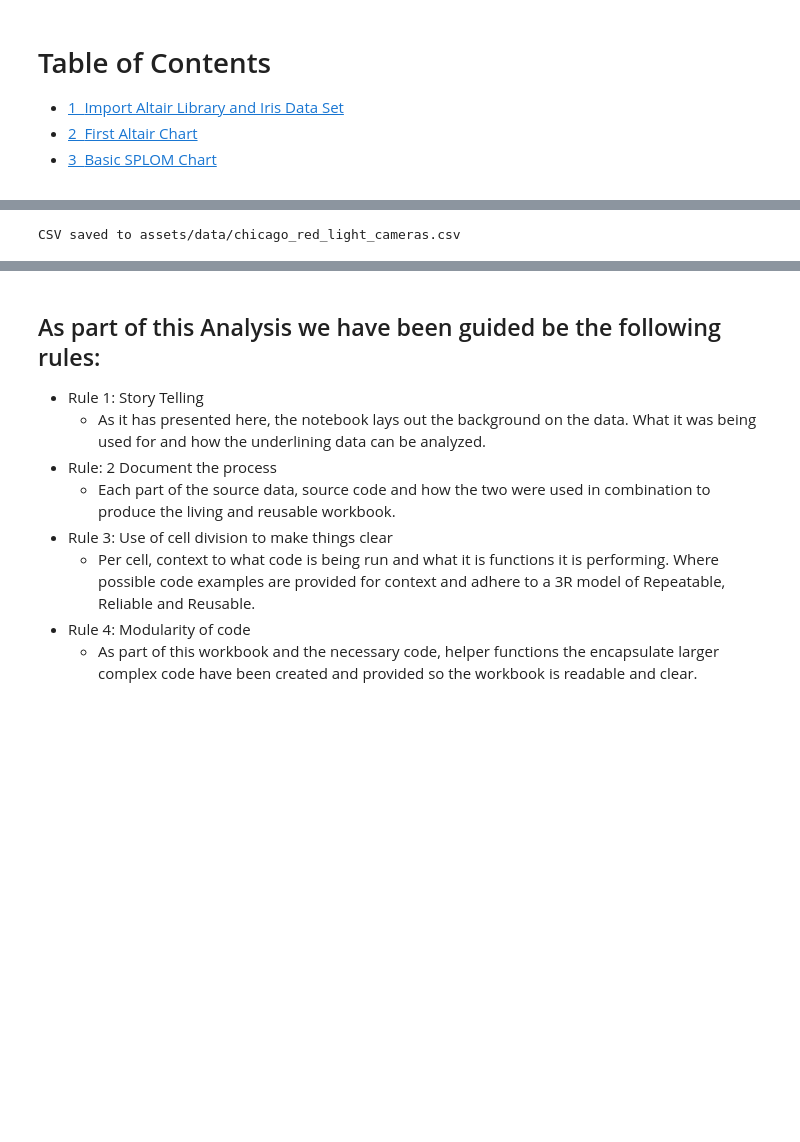
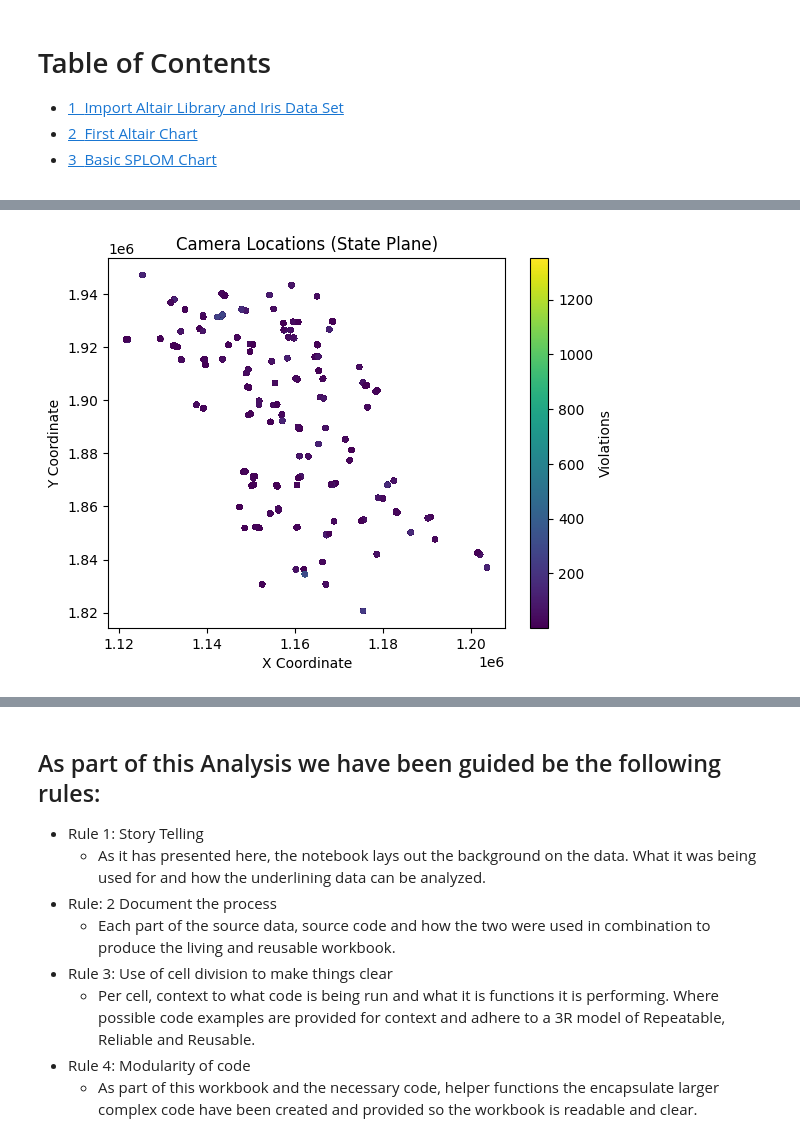
Before and after one commit to rmasud-michigan/siads_521_assignment_3, a Jupyter notebook: Assignment_3.ipynb, the cells around one changed output, grey strips where cells are left out. Cells and saved outputs as stored; diff of their text form; code cells hidden in the pictures; blank space fills up the shorter version.

```diff
--- a/Assignment_3.ipynb
+++ b/Assignment_3.ipynb
@@ -11,14 +12,18 @@
 * [Raw Data CSV](https://data.cityofchicago.org/api/views/hhkd-xvj4/rows.csv?accessType=DOWNLOAD)
 # %%
-df_copy = df_camera_data[
-    df_camera_data['ADDRESS'].notna() & df_camera_data['CAMERA ID'].notna() &
-    df_camera_data['LATITUDE'].notna() & df_camera_data['LONGITUDE'].notna() & df_camera_data['LOCATION'].notna()]
-df_copy.describe()
+# TODO: Move to util area - hide the butchery
+import pandas as pd
+import numpy as np
+import matplotlib.pyplot as plt
+import folium
+import matplotlib.dates as mdates
+import matplotlib.ticker as ticker
 
-distinct_cameras = df_copy['CAMERA ID'].unique()
-distinct_address = df_copy['ADDRESS'].unique()
-distinct_cameras =sorted(distinct_cameras)
-distinct_address =sorted(distinct_address)
-#print(distinct_cameras)
-print(distinct_address)
+# TODO: Move to util area - hide the butchery
+
+from utils.data.data_extractor import *
+from utils.data.data_visualizations import *
+
+df = get_chicago_dataset(force=False)
+df.head()
 # %% [output]
@@ -29,8 +113,8 @@ const_storage_file ="assets/data/chicago_red_light_cameras.csv"
 # %%
-from utils.data.data_extractor import *
-
-df_camera_data = save_csv_response(const_src_url, const_storage_file)
-
-df_camera_data.head()
+plt.scatter(df['X COORDINATE'], df['Y COORDINATE'], c=df['VIOLATIONS'], cmap='viridis', s=10)
+plt.colorbar(label='Violations')
+plt.xlabel('X Coordinate')
+plt.ylabel('Y Coordinate')
+plt.title('Camera Locations (State Plane)')
+plt.show()
 # %% [output]
-CSV saved to assets/data/chicago_red_light_cameras.csv
@@ -42,0 +121 @@ CSV saved to assets/data/chicago_red_light_cameras.csv
+[figure, added]
```
Also changed, not shown: parts of 17 cells of this notebook, 4 other files.
